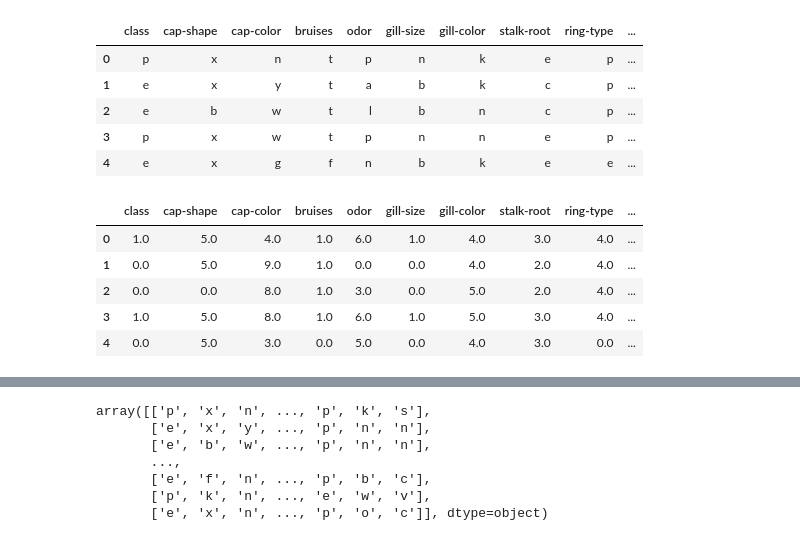
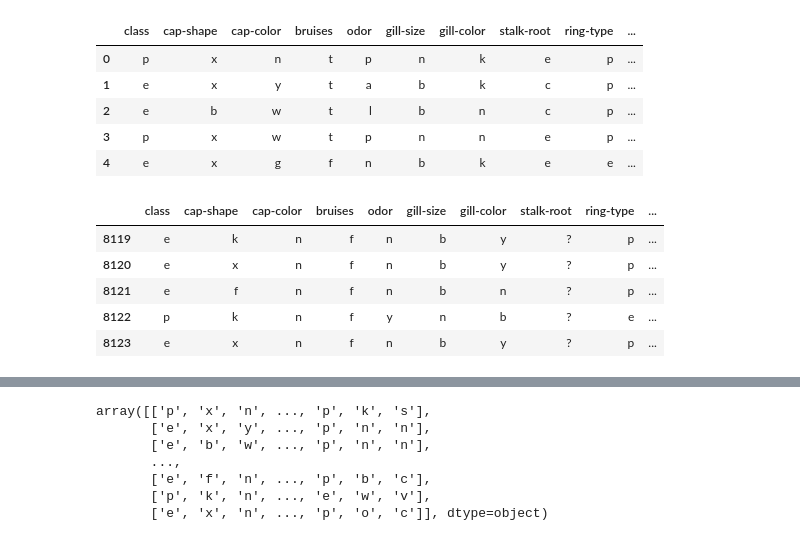
Before and after one commit to Nishant575/ML-Mushroom-, a Jupyter notebook: artifacts/mushroom-detection.ipynb, the cells around one changed output, grey strips where cells are left out. Saved outputs shown, nothing was run; the diff lists cells and outputs as text; code cells hidden in the pictures.

```diff
--- a/artifacts/mushroom-detection.ipynb
+++ b/artifacts/mushroom-detection.ipynb
@@ -288,11 +285,11 @@ new_mush.head()
 | 3 | p | x | w | t | p | n | n | e | p | ... |
 | 4 | e | x | g | f | n | b | k | e | e | ... |
 # %%
-new_mush.head()
+new_mush.tail()
 # %% [output]
 |  | class | cap-shape | cap-color | bruises | odor | gill-size | gill-color | stalk-root | ring-type | ... |
-| 0 | 1.0 | 5.0 | 4.0 | 1.0 | 6.0 | 1.0 | 4.0 | 3.0 | 4.0 | ... |
-| 1 | 0.0 | 5.0 | 9.0 | 1.0 | 0.0 | 0.0 | 4.0 | 2.0 | 4.0 | ... |
-| 2 | 0.0 | 0.0 | 8.0 | 1.0 | 3.0 | 0.0 | 5.0 | 2.0 | 4.0 | ... |
-| 3 | 1.0 | 5.0 | 8.0 | 1.0 | 6.0 | 1.0 | 5.0 | 3.0 | 4.0 | ... |
-| 4 | 0.0 | 5.0 | 3.0 | 0.0 | 5.0 | 0.0 | 4.0 | 3.0 | 0.0 | ... |
+| 8119 | e | k | n | f | n | b | y | ? | p | ... |
+| 8120 | e | x | n | f | n | b | y | ? | p | ... |
+| 8121 | e | f | n | f | n | b | n | ? | p | ... |
+| 8122 | p | k | n | f | y | n | b | ? | e | ... |
+| 8123 | e | x | n | f | n | b | y | ? | p | ... |
```
Also changed, not shown: parts of 2 cells of this notebook, 6 other files.
